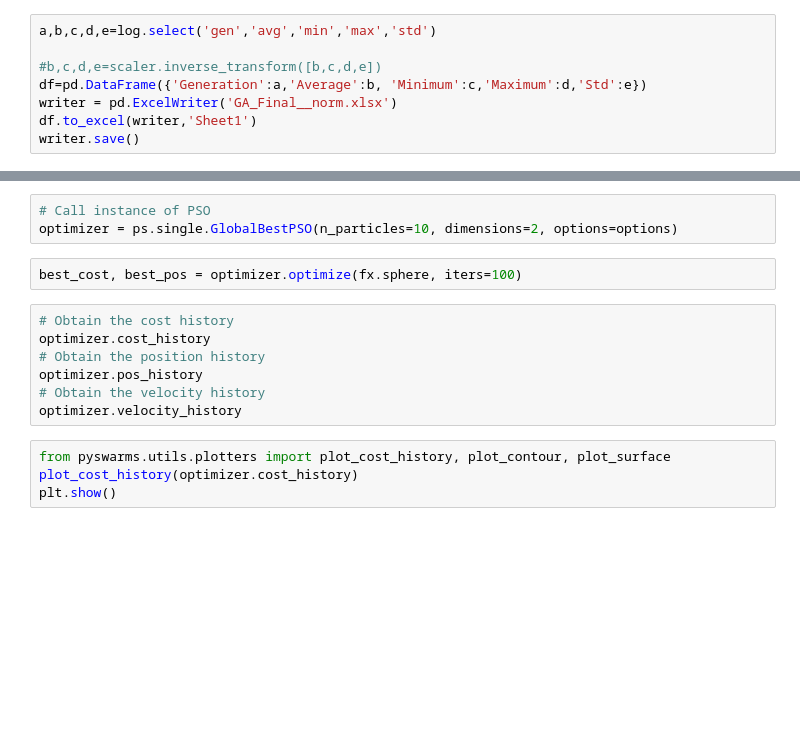
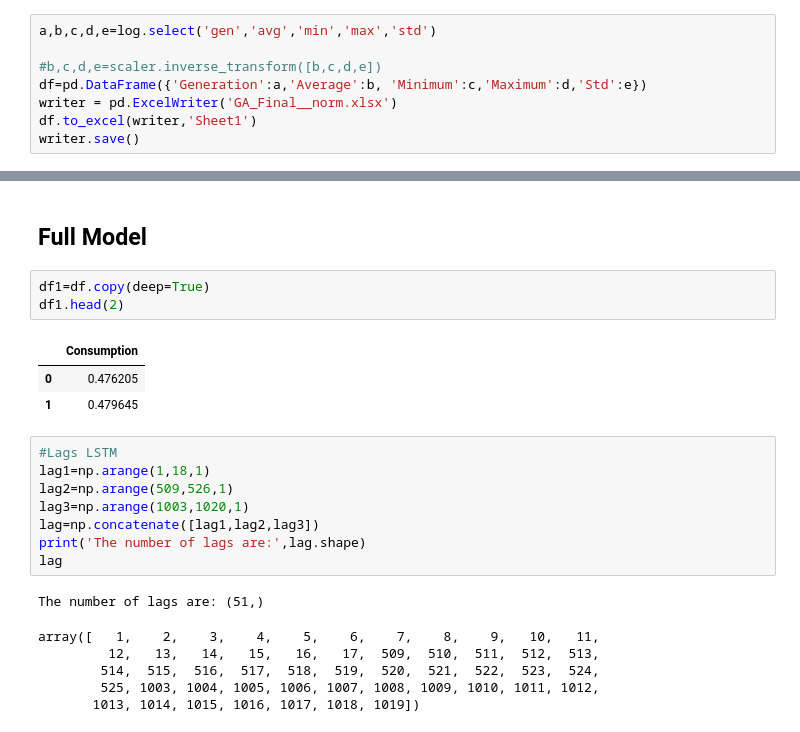
Before and after one commit to alifiaz/UAEU, a Jupyter notebook: GA_Final.ipynb, the cells around one changed output, grey strips where cells are left out. Cells and saved outputs as stored; diff of their text form; blank space fills up the shorter version.

```diff
--- a/GA_Final.ipynb
+++ b/GA_Final.ipynb
@@ -904,16 +473,24 @@ options = {'c1': 0.5, 'c2': 0.3, 'w':0.9}
-# %%
-# Call instance of PSO
-optimizer = ps.single.GlobalBestPSO(n_particles=10, dimensions=2, options=options)
-# %%
-best_cost, best_pos = optimizer.optimize(fx.sphere, iters=100)
-# %%
-# Obtain the cost history
-optimizer.cost_history
-# Obtain the position history
-optimizer.pos_history
-# Obtain the velocity history
-optimizer.velocity_history
-# %%
-from pyswarms.utils.plotters import plot_cost_history, plot_contour, plot_surface
-plot_cost_history(optimizer.cost_history)
-plt.show()
+# %% [markdown]
+## Full Model
+# %%
+df1=df.copy(deep=True)
+df1.head(2)
+# %% [output]
+|  | Consumption |
+| 0 | 0.476205 |
+| 1 | 0.479645 |
+# %%
+#Lags LSTM
+lag1=np.arange(1,18,1)
+lag2=np.arange(509,526,1)
+lag3=np.arange(1003,1020,1)
+lag=np.concatenate([lag1,lag2,lag3])
+print('The number of lags are:',lag.shape)
+lag
+# %% [output]
+The number of lags are: (51,)
+array([   1,    2,    3,    4,    5,    6,    7,    8,    9,   10,   11,
+         12,   13,   14,   15,   16,   17,  509,  510,  511,  512,  513,
+        514,  515,  516,  517,  518,  519,  520,  521,  522,  523,  524,
+        525, 1003, 1004, 1005, 1006, 1007, 1008, 1009, 1010, 1011, 1012,
+       1013, 1014, 1015, 1016, 1017, 1018, 1019])
```
Also changed, not shown: parts of 36 cells of this notebook.
